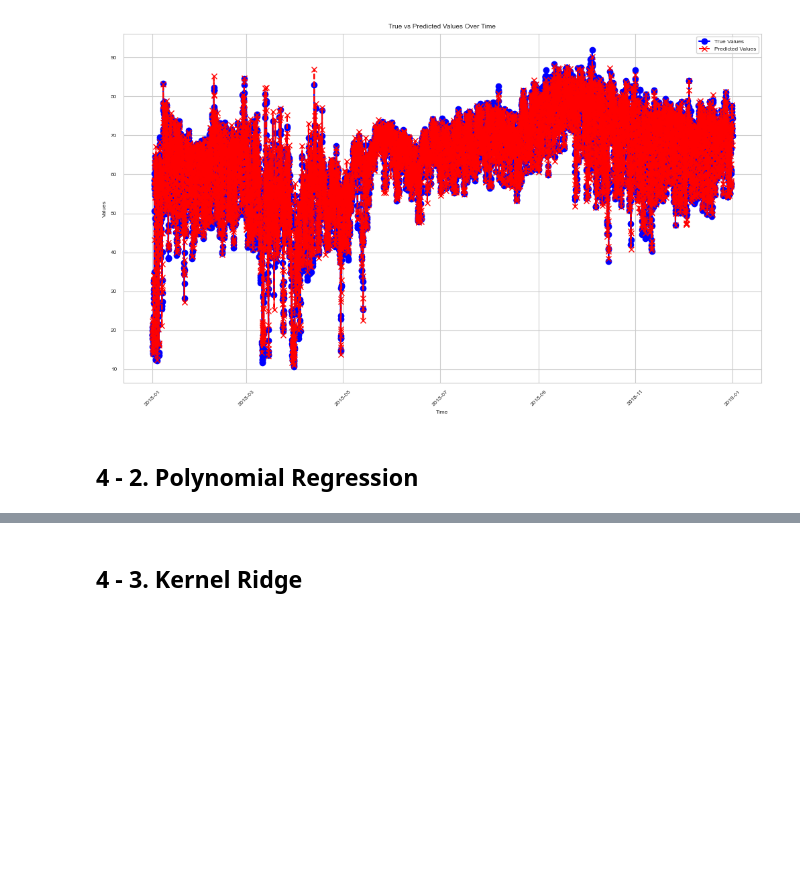
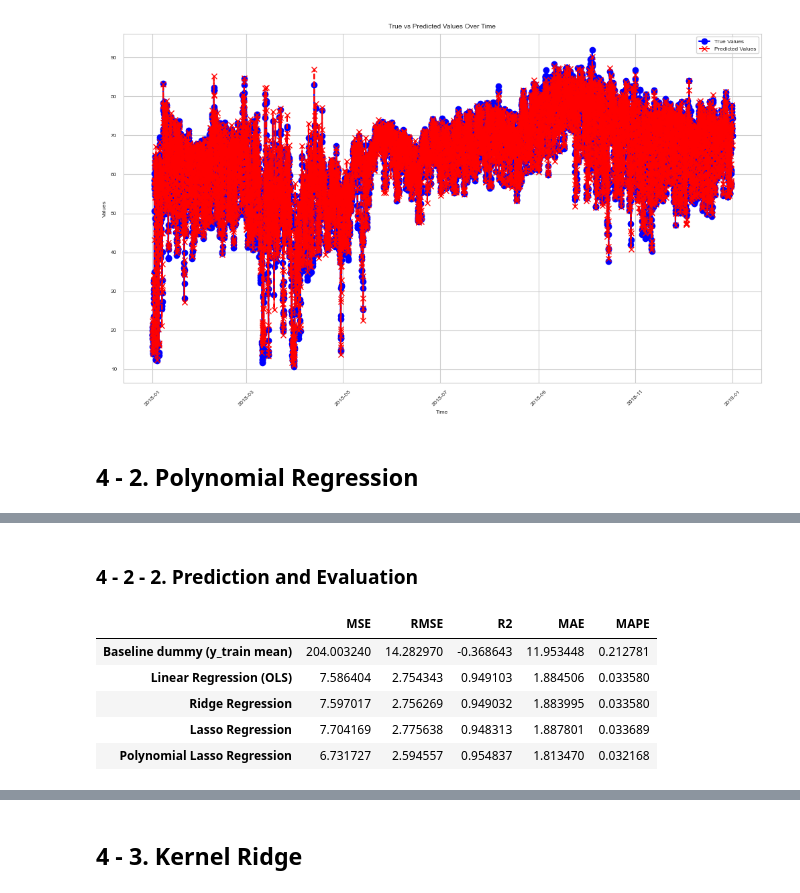
Before and after one commit to MDS-Mountain-Club/MDS_ML_Project, a Jupyter notebook: Group Write-Up (Mountain Club).ipynb, the cells around one changed output, grey strips where cells are left out. Drawn from its saved outputs; the diff is of its cells as text; code cells hidden in the pictures; blank space fills up the shorter version.

```diff
--- a/Group Write-Up (Mountain Club).ipynb
+++ b/Group Write-Up (Mountain Club).ipynb
@@ -331,0 +397,25 @@ plot_true_pred(X_test, y_pred_lasso, y_price_test)
+# %% [markdown]
+### 4 - 2 - 2. Prediction and Evaluation
+# %%
+# Setup data
+X_10_poly = polynomial_terms(X_10, X_10.columns, best_max_degree)
+X_train_poly, X_test_poly = split_by_date(X_10_poly, train_end_date)
+scaler_x_poly = StandardScaler()
+X_train_poly_scaled = scaler_x_poly.fit_transform(X_train_poly)
+X_test_poly_scaled = scaler_x_poly.transform(X_test_poly)
+
+#Create, fit model
+best_lasso_model = Lasso(alpha=df_poly_model_eval['best_alpha'].min())
+best_lasso_model.fit(X_train_poly_scaled, y_price_train)
+
+# Predict and evaluate
+y_pred_poly_lasso = best_lasso_model.predict(X_test_poly_scaled)
+model_eval = add_model_eval(model_eval, 'Polynomial Lasso Regression', y_price_test, y_pred_poly_lasso)
+pd.DataFrame(model_eval).T
+# %% [output]
+|  | MSE | RMSE | R2 | MAE | MAPE |
+| Baseline dummy (y_train mean) | 204.003240 | 14.282970 | -0.368643 | 11.953448 | 0.212781 |
+| Linear Regression (OLS) | 7.586404 | 2.754343 | 0.949103 | 1.884506 | 0.033580 |
+| Ridge Regression | 7.597017 | 2.756269 | 0.949032 | 1.883995 | 0.033580 |
+| Lasso Regression | 7.704169 | 2.775638 | 0.948313 | 1.887801 | 0.033689 |
+| Polynomial Lasso Regression | 6.731727 | 2.594557 | 0.954837 | 1.813470 | 0.032168 |
```
Also changed, not shown: parts of 31 cells of this notebook, 1 other file.
